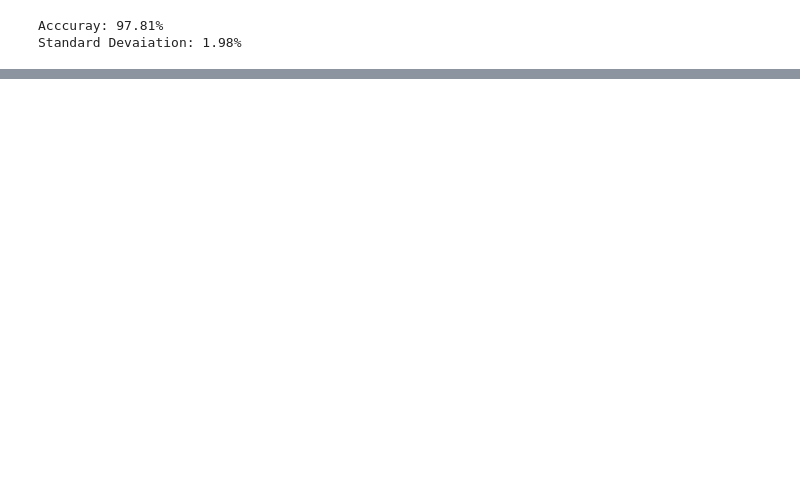
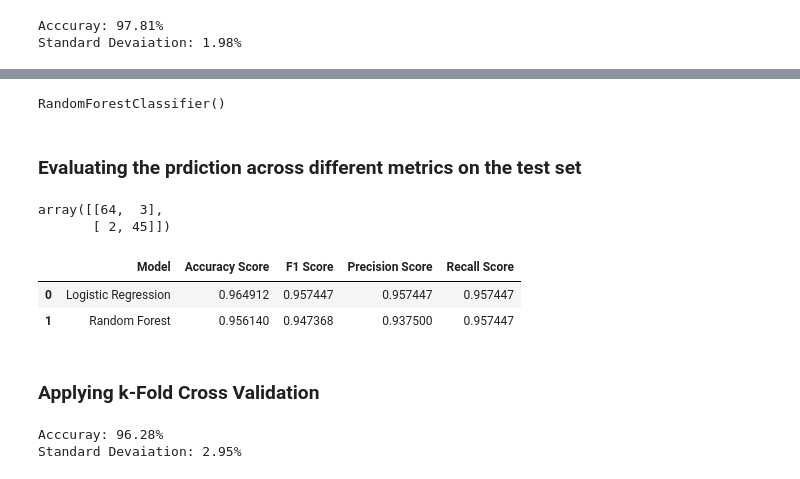
Before and after one commit to khalidmahamud/ml_practise, a Jupyter notebook: breast_cancer_prediction/breast_cancer_prediction.ipynb, the cells around one changed output, grey strips where cells are left out. Saved outputs shown, nothing was run; the diff lists cells and outputs as text; code cells hidden in the pictures; blank space fills up the shorter version.

Commit message:
trained with random forest classifier

```diff
--- a/breast_cancer_prediction/breast_cancer_prediction.ipynb
+++ b/breast_cancer_prediction/breast_cancer_prediction.ipynb
@@ -317,0 +334,40 @@ Standard Devaiation: 1.98%
+# %%
+classifier_rf.fit(X_train, y_train)
+# %% [output]
+RandomForestClassifier()
+# %%
+y_pred = classifier_rf.predict(X_test)
+# %% [markdown]
+### Evaluating the prdiction across different metrics on the test set
+# %%
+from sklearn.metrics import (
+    confusion_matrix,
+    accuracy_score,
+    f1_score,
+    precision_score,
+    recall_score,
+)
+from sklearn.model_selection import cross_val_score
+
+accuracies = cross_val_score(estimator=classifier_rf, X=X_train, y=y_train, cv=10)
+
+acs = accuracy_score(y_test, y_pred)
+f1 = f1_score(y_test, y_pred)
+prec = precision_score(y_test, y_pred)
+rec = recall_score(y_test, y_pred)
+# %%
+cm = confusion_matrix(y_test, y_pred)
+cm
+# %% [output]
+array([[64,  3],
+       [ 2, 45]])
+# %%
+results.loc[len(results)] = ["Random Forest", acs, f1, prec, rec]
+# %%
+results.head()
+# %% [output]
+|  | Model | Accuracy Score | F1 Score | Precision Score | Recall Score |
+| 0 | Logistic Regression | 0.964912 | 0.957447 | 0.957447 | 0.957447 |
+| 1 | Random Forest | 0.956140 | 0.947368 | 0.937500 | 0.957447 |
+# %% [markdown]
+### Applying k-Fold Cross Validation
@@ -317,0 +378,6 @@ Standard Devaiation: 1.98%
+# %%
+print("Acccuray: {:.2f}%".format(accuracies.mean() * 100))
+print("Standard Devaiation: {:.2f}%".format(accuracies.std() * 100))
+# %% [output]
+Acccuray: 96.28%
+Standard Devaiation: 2.95%
```
Also changed, not shown: parts of 18 cells of this notebook.
